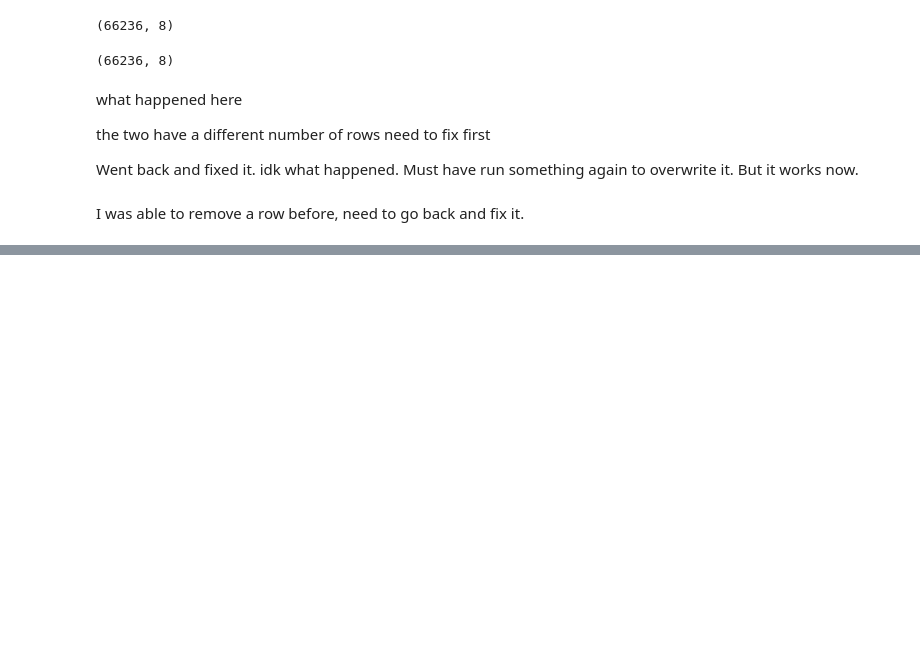
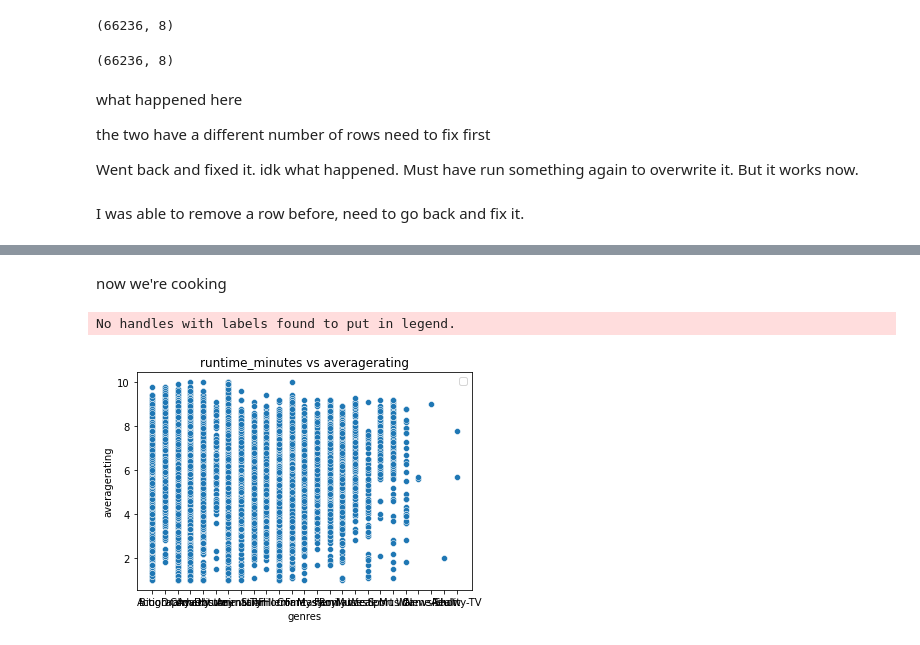
Before and after one commit to Kaewin/phase2_project2, a Jupyter notebook: eda.ipynb, the cells around one changed output, grey strips where cells are left out. Saved outputs shown, nothing was run; the diff lists cells and outputs as text; code cells hidden in the pictures; blank space fills up the shorter version.

```diff
--- a/eda.ipynb
+++ b/eda.ipynb
@@ -723,0 +849,13 @@ I was able to remove a row before, need to go back and fix it.
+# %% [markdown]
+now we're cooking
+# %%
+fig, ax = plt.subplots()
+
+# Use seaborn to plot two facets of the above data, colored by the target column
+sns.scatterplot(y='averagerating', x='genres', data=df_test_dropped)
+
+ax.set_title('runtime_minutes vs averagerating')
+ax.legend();
+# %% [output]
+No handles with labels found to put in legend.
+[figure, added]
```
Also changed, not shown: parts of 31 cells of this notebook.
